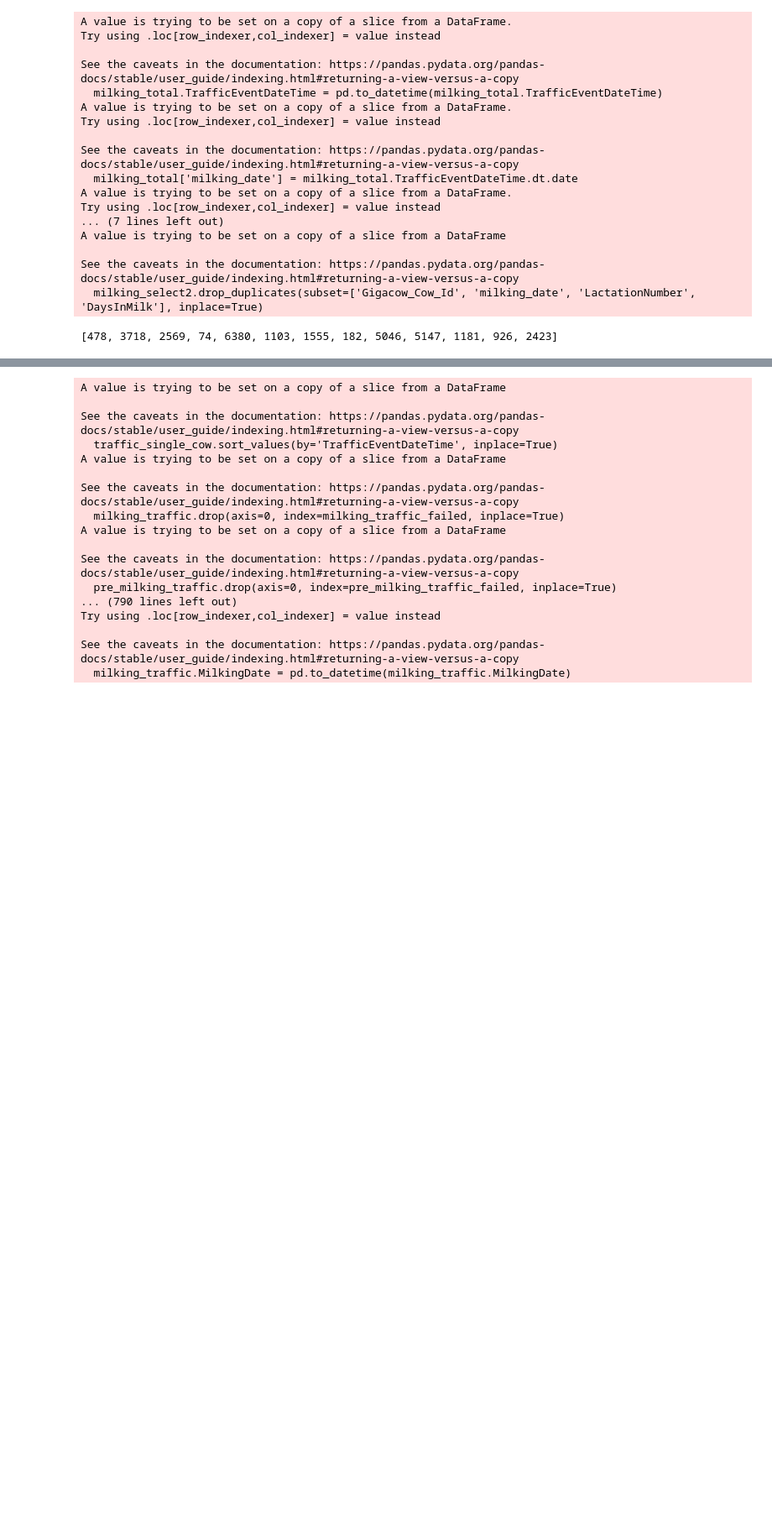
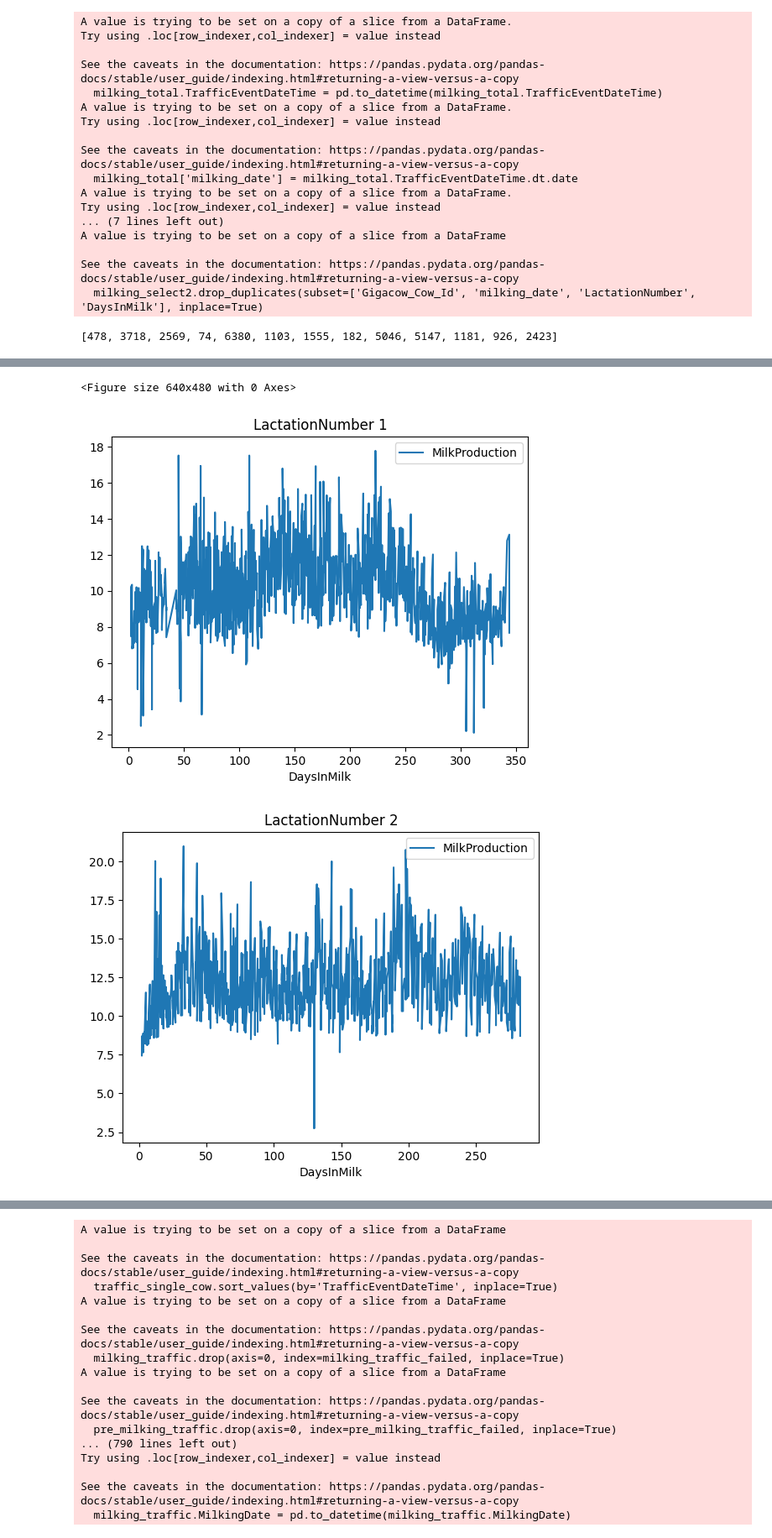
Before and after one commit to pgullstrand/Gigacow-tools, a Jupyter notebook: Data preprocessing/dataCollection.ipynb, the cells around one changed output, grey strips where cells are left out. Shown at 84% size. Drawn from its saved outputs; the diff is of its cells as text; code cells hidden in the pictures; blank space fills up the shorter version.

```diff
--- a/Data preprocessing/dataCollection.ipynb
+++ b/Data preprocessing/dataCollection.ipynb
@@ -204,0 +205,9 @@ See the caveats in the documentation: https://pandas.pydata.org/pandas-docs/stab
+# %%
+# plot the relations between timeDielta and Lactation/DIM(DaysInMilk)
+single_cow_merge = data_collector(traffic, gigacow, lactation, 3718)
+plt.figure()
+single_cow_merge.loc[single_cow_merge.LactationNumber == 1].plot(x="DaysInMilk", y="MilkProduction", kind='line', title='LactationNumber 1')
+single_cow_merge.loc[single_cow_merge.LactationNumber == 2].plot(x="DaysInMilk", y="MilkProduction", kind='line', title='LactationNumber 2')
+single_cow_merge.loc[single_cow_merge.LactationNumber == 3].plot(x="DaysInMilk", y="MilkProduction", kind='line', title='LactationNumber 3')
+plt.show()
+# %% [output]
@@ -204,0 +231,3 @@ See the caveats in the documentation: https://pandas.pydata.org/pandas-docs/stab
+<Figure size 640x480 with 0 Axes>
+[figure, added]
+[figure, added]
```
Also changed, not shown: parts of 3 cells of this notebook, 4 other files.
